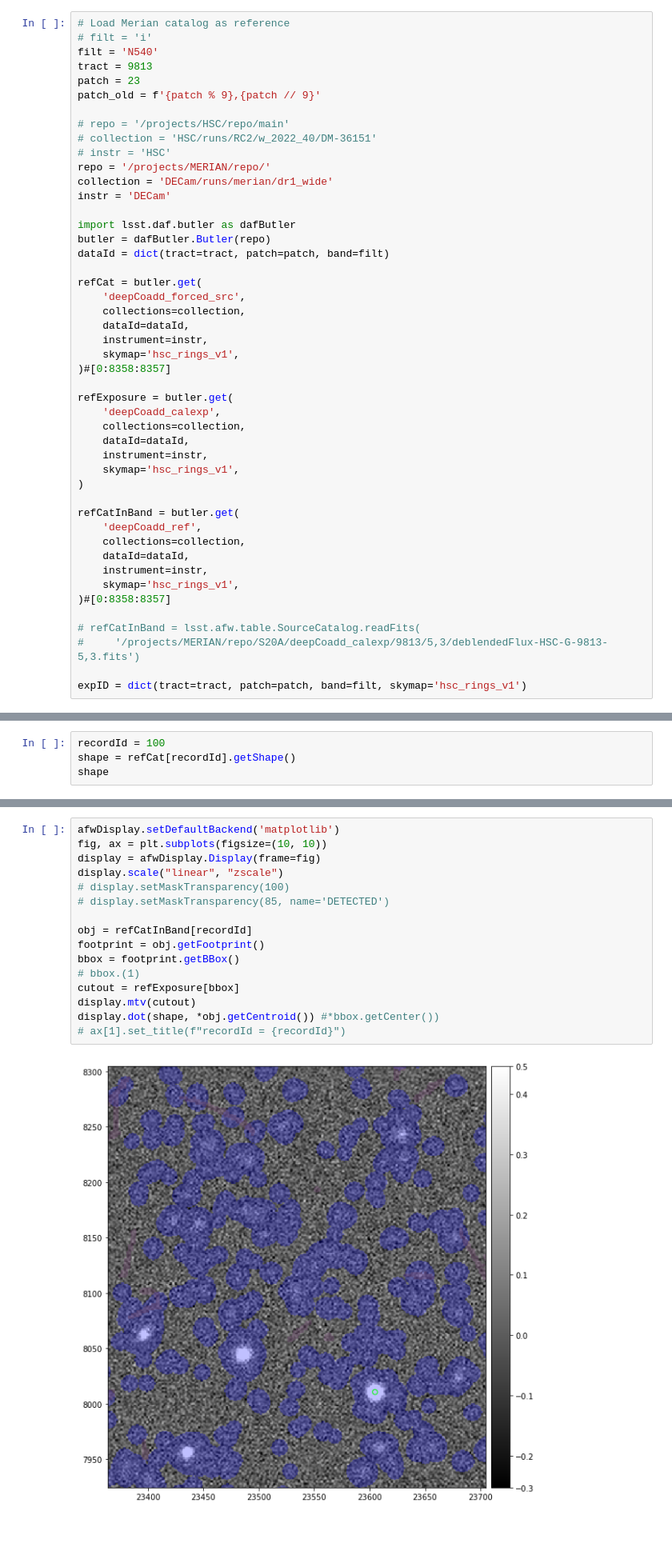
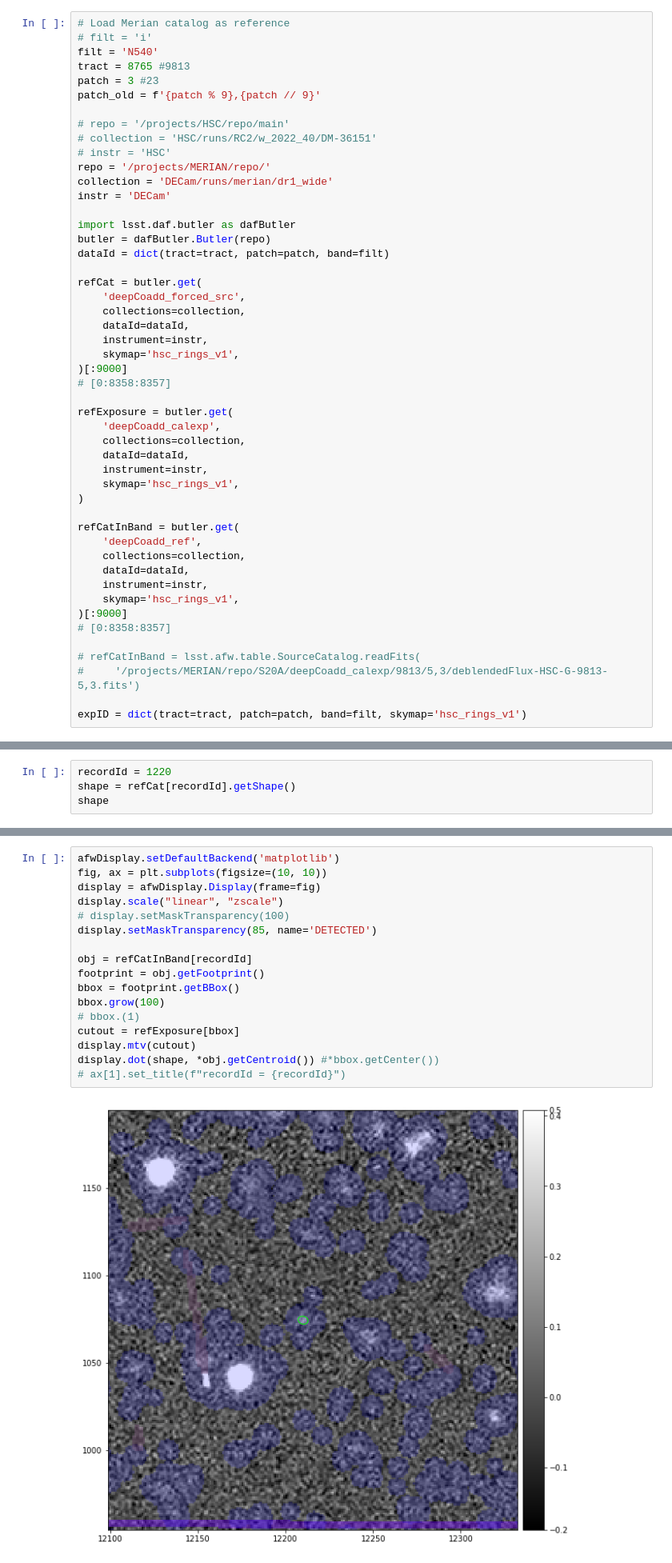
Before and after one commit to MerianSurvey/lambo, a Jupyter notebook: notebooks/hsc_gaap/refCat=Merian.ipynb, the cells around one changed output, grey strips where cells are left out. Shown at 80% size. Drawn from its saved outputs; the diff is of its cells as text; blank space fills up the shorter version.

```diff
--- a/notebooks/hsc_gaap/refCat=Merian.ipynb
+++ b/notebooks/hsc_gaap/refCat=Merian.ipynb
@@ -22,8 +22,8 @@ from astropy.table import Table, hstack
 # Load Merian catalog as reference
 # filt = 'i'
 filt = 'N540'
-tract = 9813
-patch = 23
+tract = 8765 #9813
+patch = 3 #23
 patch_old = f'{patch % 9},{patch // 9}'
 
 # repo = '/projects/HSC/repo/main'
@@ -43,7 +43,8 @@ refCat = butler.get(
     dataId=dataId,
     instrument=instr,
     skymap='hsc_rings_v1',
-)#[0:8358:8357]
+)[:9000]
+# [0:8358:8357]
 
 refExposure = butler.get(
     'deepCoadd_calexp',
@@ -59,7 +60,8 @@ refCatInBand = butler.get(
     dataId=dataId,
     instrument=instr,
     skymap='hsc_rings_v1',
-)#[0:8358:8357]
+)[:9000]
+# [0:8358:8357]
 
 # refCatInBand = lsst.afw.table.SourceCatalog.readFits(
 #     '/projects/MERIAN/repo/S20A/deepCoadd_calexp/9813/5,3/deblendedFlux-HSC-G-9813-5,3.fits')
@@ -358,7 +364,7 @@ Text(0, 0.5, 'Delta(i), manual - RC2')
 import lsst.afw.display as afwDisplay
 import lsst.afw.geom as afwGeom
 # %%
-recordId = 100
+recordId = 1220
 shape = refCat[recordId].getShape()
 shape
 # %% [output]
@@ -366,18 +372,19 @@ Quadrupole(ixx=5.189046072516411, iyy=5.1862062440838494, ixy=-0.188979816361565
 # %%
 afwDisplay.setDefaultBackend('matplotlib')
 fig, ax = plt.subplots(figsize=(10, 10))
 display = afwDisplay.Display(frame=fig)
 display.scale("linear", "zscale")
 # display.setMaskTransparency(100)
-# display.setMaskTransparency(85, name='DETECTED')
+display.setMaskTransparency(85, name='DETECTED')
 
 obj = refCatInBand[recordId]
 footprint = obj.getFootprint()
 bbox = footprint.getBBox()
+bbox.grow(100)
 # bbox.(1)
 cutout = refExposure[bbox]
 display.mtv(cutout)
 display.dot(shape, *obj.getCentroid()) #*bbox.getCenter())
 # ax[1].set_title(f"recordId = {recordId}")
 # %% [output]
-[figure, old version]
+[figure, new version]
```
Also changed, not shown: parts of 11 cells of this notebook, 7 other files.
